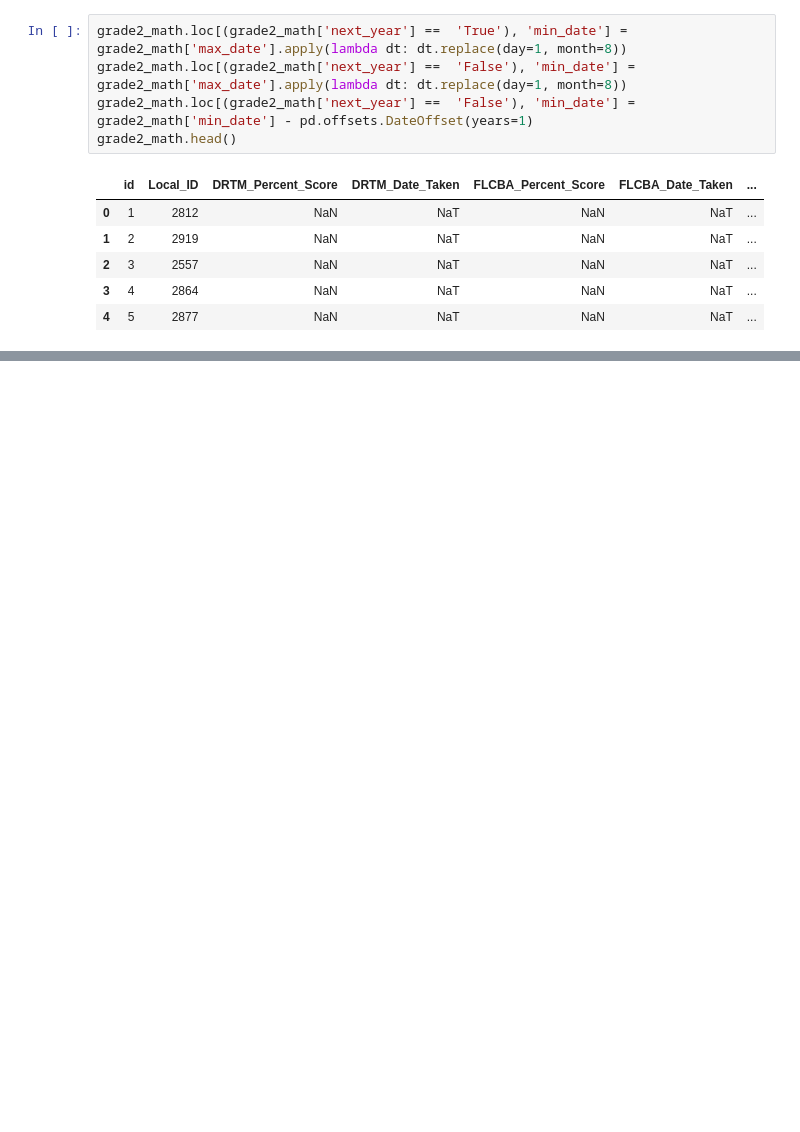
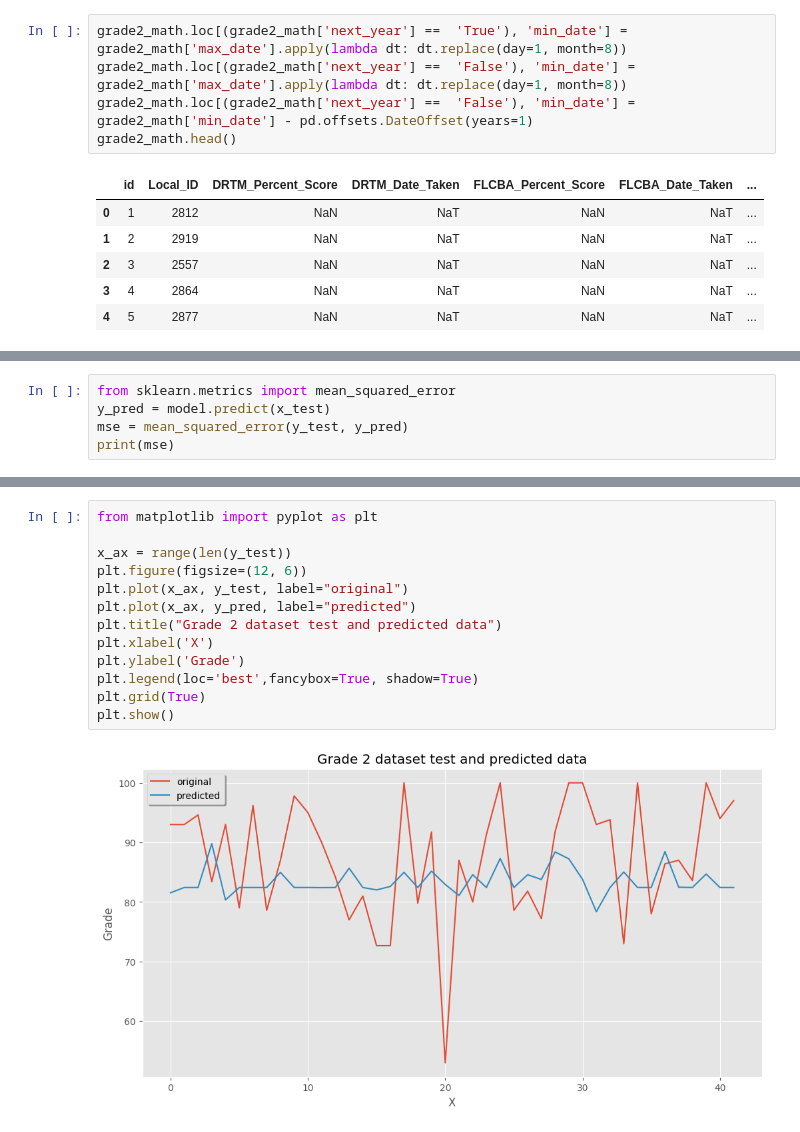
Before and after one commit to HaydenLaBrie/test_prediction, a Jupyter notebook: main.ipynb, the cells around one changed output, grey strips where cells are left out. Drawn from its saved outputs; the diff is of its cells as text; blank space fills up the shorter version.

```diff
--- a/main.ipynb
+++ b/main.ipynb
@@ -267,0 +434,5 @@ table.head()
+# %%
+from sklearn.metrics import mean_squared_error
+y_pred = model.predict(x_test)
+mse = mean_squared_error(y_test, y_pred)
+print(mse)
@@ -267,0 +446,15 @@ table.head()
+# %%
+from matplotlib import pyplot as plt
+
+x_ax = range(len(y_test))
+plt.figure(figsize=(12, 6))
+plt.plot(x_ax, y_test, label="original")
+plt.plot(x_ax, y_pred, label="predicted")
+plt.title("Grade 2 dataset test and predicted data")
+plt.xlabel('X')
+plt.ylabel('Grade')
+plt.legend(loc='best',fancybox=True, shadow=True)
+plt.grid(True)
+plt.show()
+# %% [output]
+[figure, added]
```
Also changed, not shown: parts of 20 cells of this notebook.
